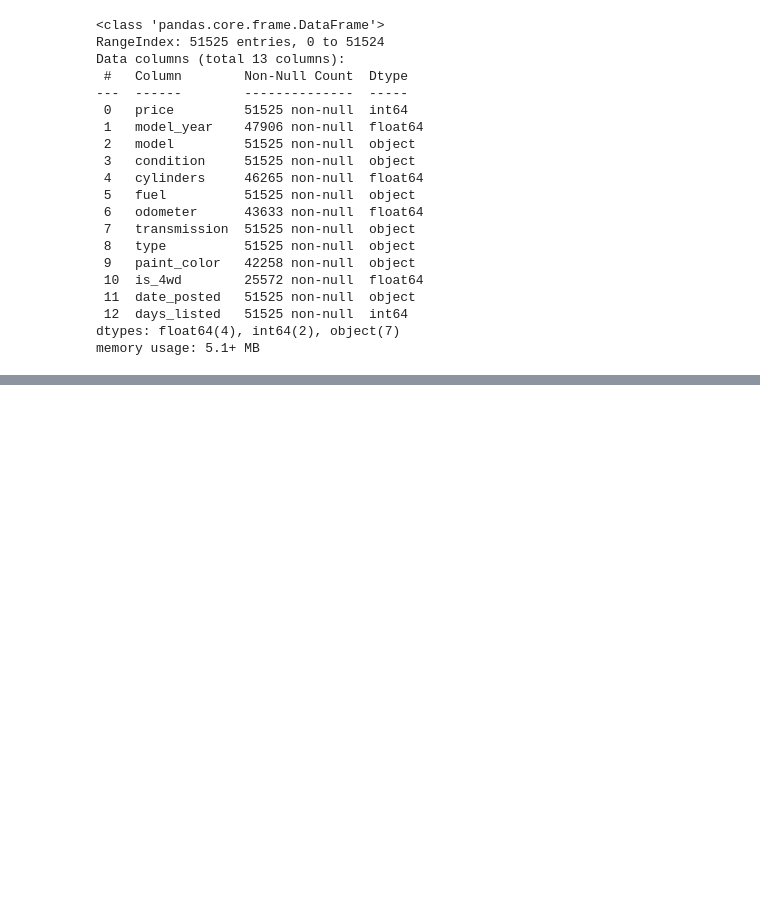
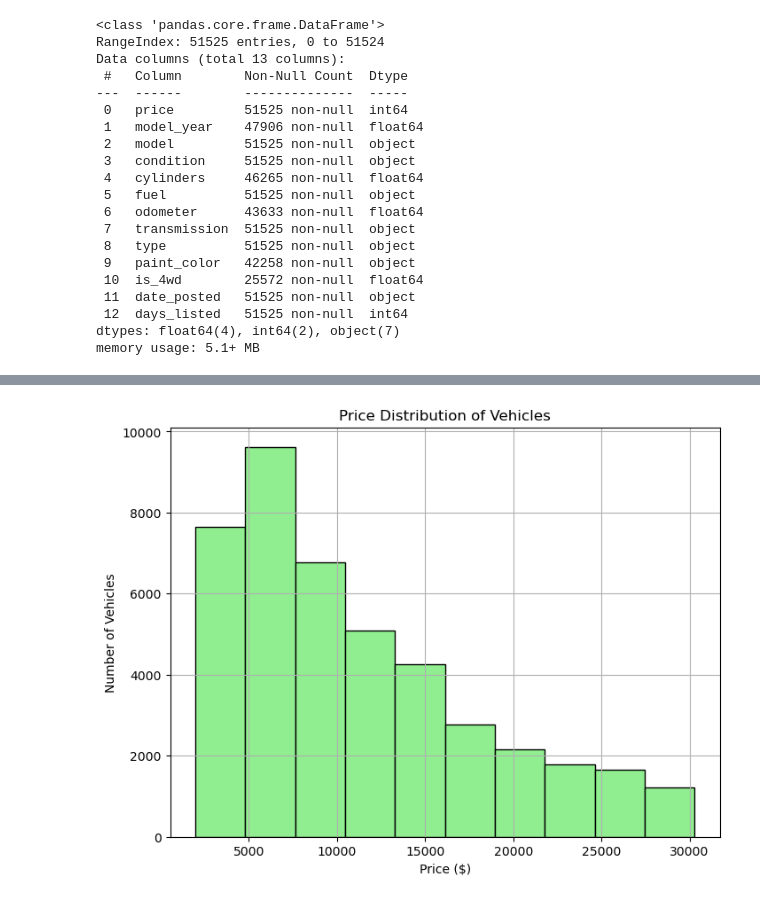
Before and after one commit to stefanodasilva/Project-Soft-Development, a Jupyter notebook: Notebooks/EDA.ipynb, the cells around one changed output, grey strips where cells are left out. Drawn from its saved outputs; the diff is of its cells as text; code cells hidden in the pictures; blank space fills up the shorter version.

```diff
--- a/Notebooks/EDA.ipynb
+++ b/Notebooks/EDA.ipynb
@@ -63,0 +76,9 @@ fig.show()
+# %%
+plt.figure(figsize=(8, 6))
+plt.hist(df['price'], bins=10, color='lightgreen', edgecolor='black')
+plt.title('Price Distribution of Vehicles')
+plt.xlabel('Price ($)')
+plt.ylabel('Number of Vehicles')
+plt.grid(True)
+# %% [output]
+[figure, added]
```
Also changed, not shown: parts of 9 cells of this notebook, 3 other files.
